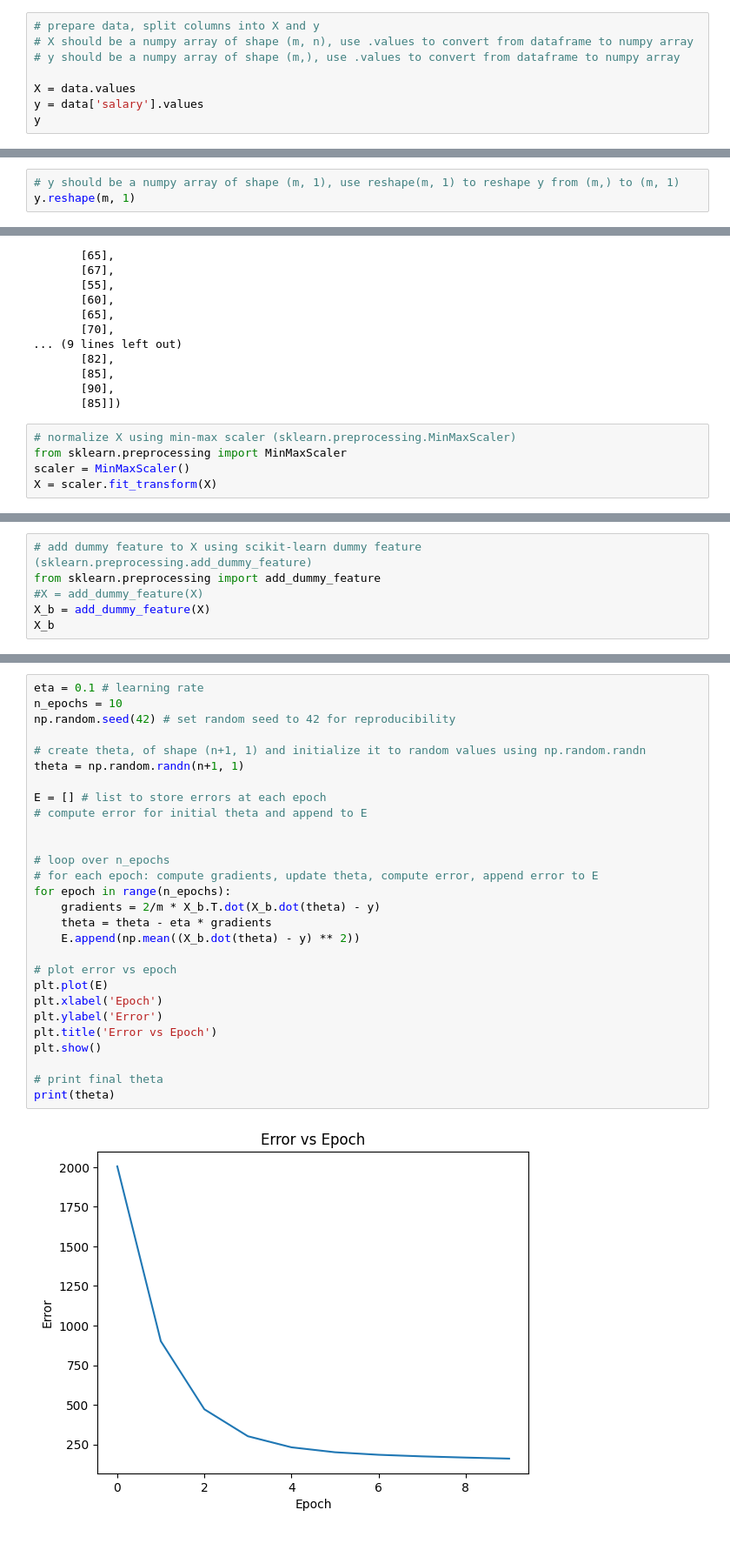
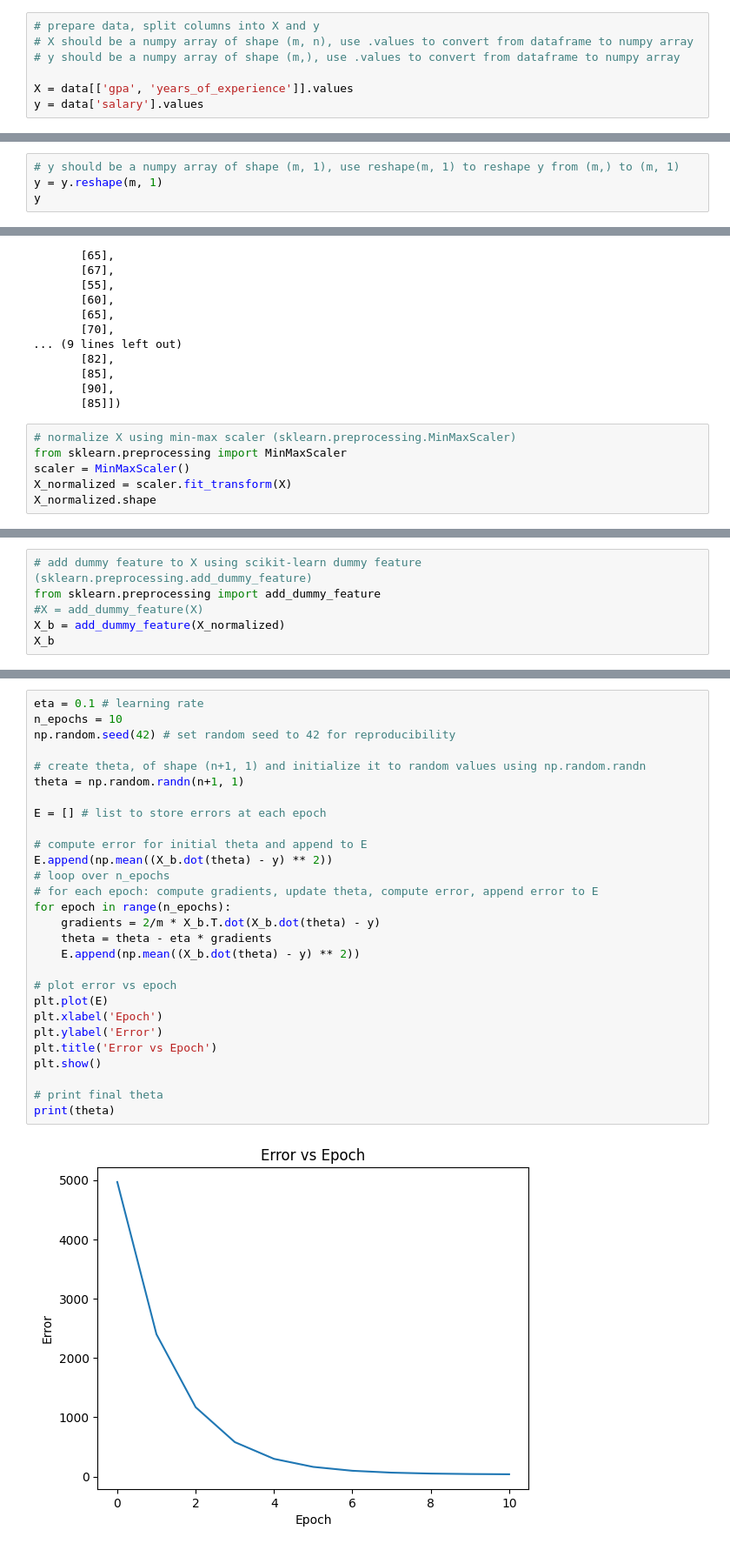
Before and after one commit to jluover9000/Spring2024_SENG474_ML_Course, a Jupyter notebook: Assignment1/3_gpa_years_experience_post.ipynb, the cells around one changed output, grey strips where cells are left out. Shown at 87% size. Cells and saved outputs as stored; diff of their text form.

```diff
--- a/Assignment1/3_gpa_years_experience_post.ipynb
+++ b/Assignment1/3_gpa_years_experience_post.ipynb
@@ -37,6 +37,5 @@ data.head()
 # X should be a numpy array of shape (m, n), use .values to convert from dataframe to numpy array
 # y should be a numpy array of shape (m,), use .values to convert from dataframe to numpy array
 
-X = data.values
+X = data[['gpa', 'years_of_experience']].values
 y = data['salary'].values
-y
@@ -53,6 +49,7 @@ m,n
 # %%
 # y should be a numpy array of shape (m, 1), use reshape(m, 1) to reshape y from (m,) to (m, 1)
-y.reshape(m, 1)
+y = y.reshape(m, 1)
+y
 # %% [output]
 array([[50],
        [55],
@@ -75,4 +72,5 @@ array([[50],
 # normalize X using min-max scaler (sklearn.preprocessing.MinMaxScaler)
 from sklearn.preprocessing import MinMaxScaler
 scaler = MinMaxScaler()
-X = scaler.fit_transform(X)
+X_normalized = scaler.fit_transform(X)
+X_normalized.shape
@@ -80,6 +80,6 @@ X = scaler.fit_transform(X)
 # add dummy feature to X using scikit-learn dummy feature (sklearn.preprocessing.add_dummy_feature)
 from sklearn.preprocessing import add_dummy_feature
 #X = add_dummy_feature(X)
-X_b = add_dummy_feature(X)
+X_b = add_dummy_feature(X_normalized)
 X_b
 # %% [output]
@@ -109,30 +109,30 @@ print(X.shape, y.shape)
 # %%
 eta = 0.1 # learning rate
 n_epochs = 10
 np.random.seed(42) # set random seed to 42 for reproducibility
 
 # create theta, of shape (n+1, 1) and initialize it to random values using np.random.randn
 theta = np.random.randn(n+1, 1)
 
 E = [] # list to store errors at each epoch
+
 # compute error for initial theta and append to E
-
-
+E.append(np.mean((X_b.dot(theta) - y) ** 2))
 # loop over n_epochs
 # for each epoch: compute gradients, update theta, compute error, append error to E
 for epoch in range(n_epochs):
     gradients = 2/m * X_b.T.dot(X_b.dot(theta) - y)
     theta = theta - eta * gradients
     E.append(np.mean((X_b.dot(theta) - y) ** 2))
 
 # plot error vs epoch
 plt.plot(E)
 plt.xlabel('Epoch')
 plt.ylabel('Error')
 plt.title('Error vs Epoch')
 plt.show()
 
 # print final theta
 print(theta)
 # %% [output]
-[figure, old version]
+[figure, new version]
```
Also changed, not shown: parts of 10 cells of this notebook, 1 other file.
